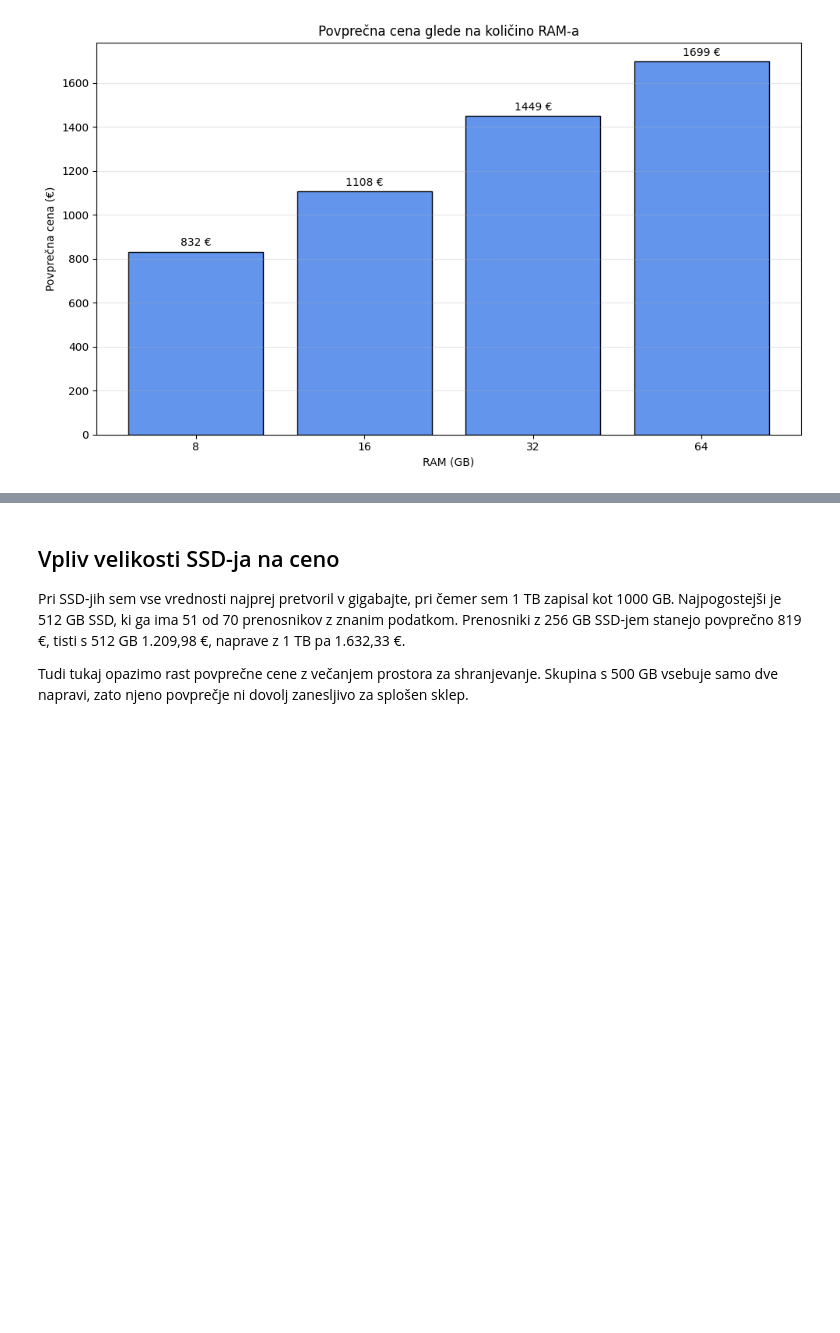
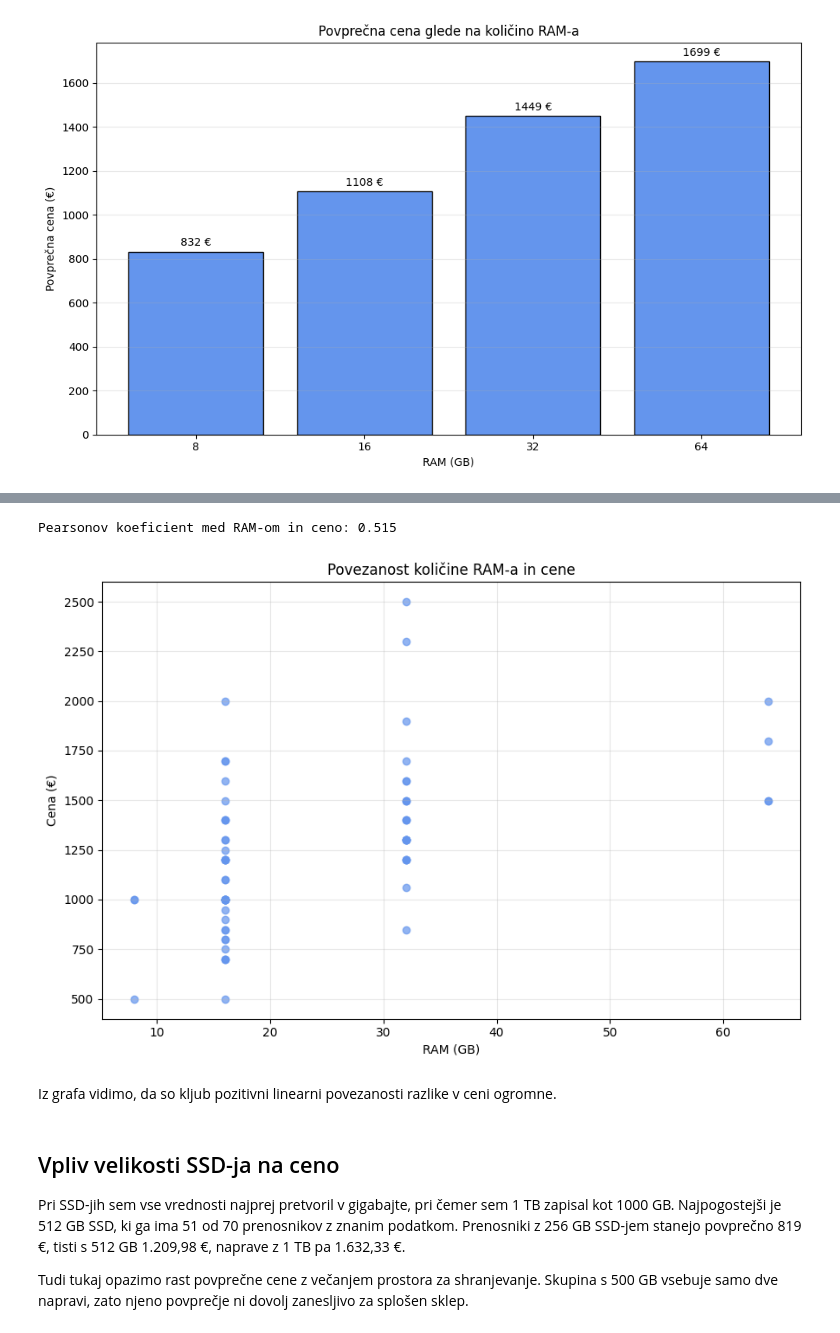
Before and after one commit to dkalan17/seminarska_uvp, a Jupyter notebook: analiza_prenosnikov.ipynb, the cells around one changed output, grey strips where cells are left out. Saved outputs shown, nothing was run; the diff lists cells and outputs as text; code cells hidden in the pictures; blank space fills up the shorter version.

Commit message:
pearsonovi in sprememba strukture

```diff
--- a/analiza_prenosnikov.ipynb
+++ b/analiza_prenosnikov.ipynb
@@ -170,3 +174,20 @@ plt.show()
+# %%
+pearson_ram = podatki['ram_gb'].corr(podatki['cena_eur'])
+print(f'Pearsonov koeficient med RAM-om in ceno: {pearson_ram:.3f}')
+
+plt.figure(figsize=(9, 6))
+plt.scatter(podatki['ram_gb'], podatki['cena_eur'], color='cornflowerblue', alpha=0.7)
+plt.title('Povezanost količine RAM-a in cene')
+plt.xlabel('RAM (GB)')
+plt.ylabel('Cena (€)')
+plt.grid(alpha=0.3)
+plt.tight_layout()
+plt.show()
+# %% [output]
+Pearsonov koeficient med RAM-om in ceno: 0.515
+[figure, added]
+# %% [markdown]
+Iz grafa vidimo, da so kljub pozitivni linearni povezanosti razlike v ceni ogromne.
 # %% [markdown]
 ## Vpliv velikosti SSD-ja na ceno
 
```
Also changed, not shown: parts of 5 cells of this notebook, 3 other files.
